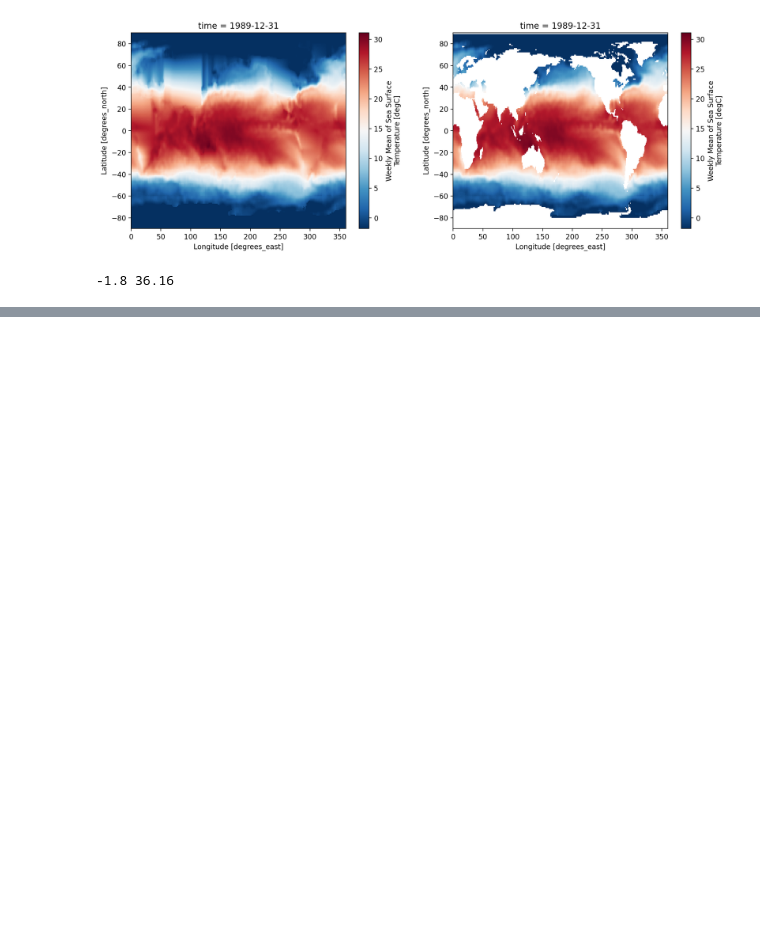
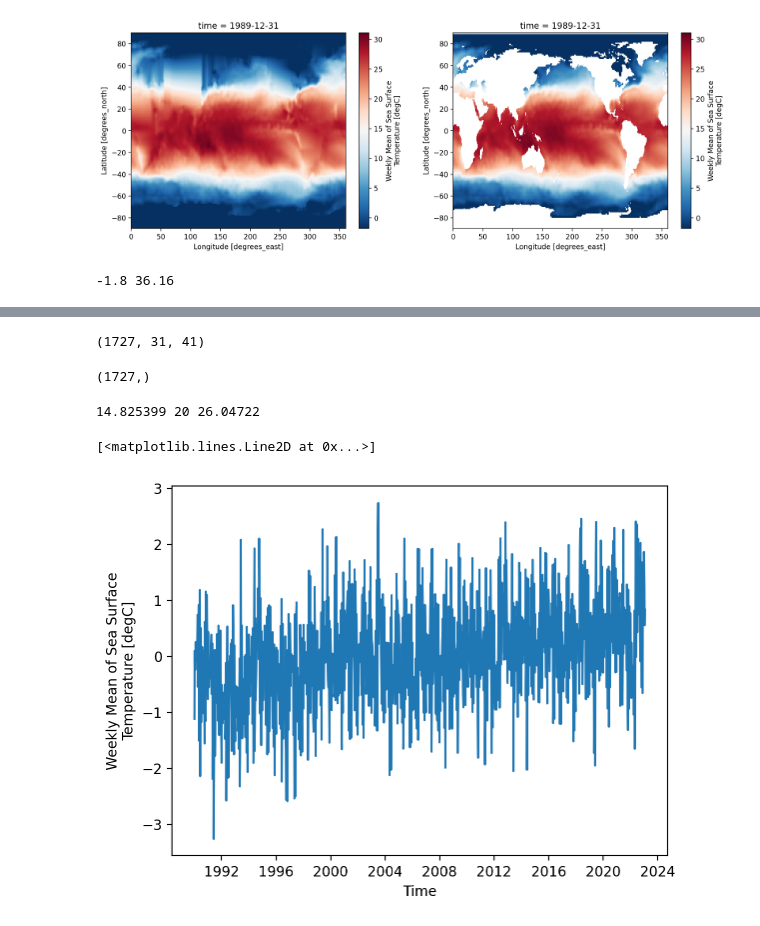
Before and after one commit to lucieDLE/MHW-Detection, a Jupyter notebook: src/notebook/data_prep.ipynb, the cells around one changed output, grey strips where cells are left out. Saved outputs shown, nothing was run; the diff lists cells and outputs as text; code cells hidden in the pictures; blank space fills up the shorter version.

```diff
--- a/src/notebook/data_prep.ipynb
+++ b/src/notebook/data_prep.ipynb
@@ -138,0 +183,16 @@ yearly_std = sst_sq.groupby("time.year").std()
+# %%
+print(sst_sq.shape)
+# %% [output]
+(1727, 31, 41)
+# %%
+sst_average_location = sst_sq.mean(dim=['lat','lon'])
+# %%
+sst_year_grouped = sst_average_location.groupby("time.year").mean()
+sst_month_grouped = sst_average_location.groupby("time.month")
+# %%
+tos_clim = sst_month_grouped.mean(dim="time")
+# %%
+tos_anom = sst_month_grouped - tos_clim
+tos_anom.shape
+# %% [output]
+(1727,)
@@ -138,0 +202,19 @@ yearly_std = sst_sq.groupby("time.year").std()
+# %%
+q10 = np.quantile(sst_average_location, q=0.10)
+q90 = np.quantile(sst_average_location, q=0.90)
+sst_mean = int(sst_average_location.mean())
+
+print(q10, sst_mean, q90)
+# %% [output]
+14.825399 20 26.04722
+# %%
+# xaxis_vals = np.arange(min_x, max_x)
+plt.figure()
+tos_anom.plot()
+# plt.axis([min_x, max_x, 26, 30])
+# plt.plot(xaxis_vals, np.ones_like(xaxis_vals)*q10)
+# plt.plot(xaxis_vals, np.ones_like(xaxis_vals)*q90)
+# plt.plot(xaxis_vals, np.ones_like(xaxis_vals)*sst_mean)
+# %% [output]
+[<matplotlib.lines.Line2D at 0x...>]
+[figure, added]
```
Also changed, not shown: parts of 12 cells of this notebook.
